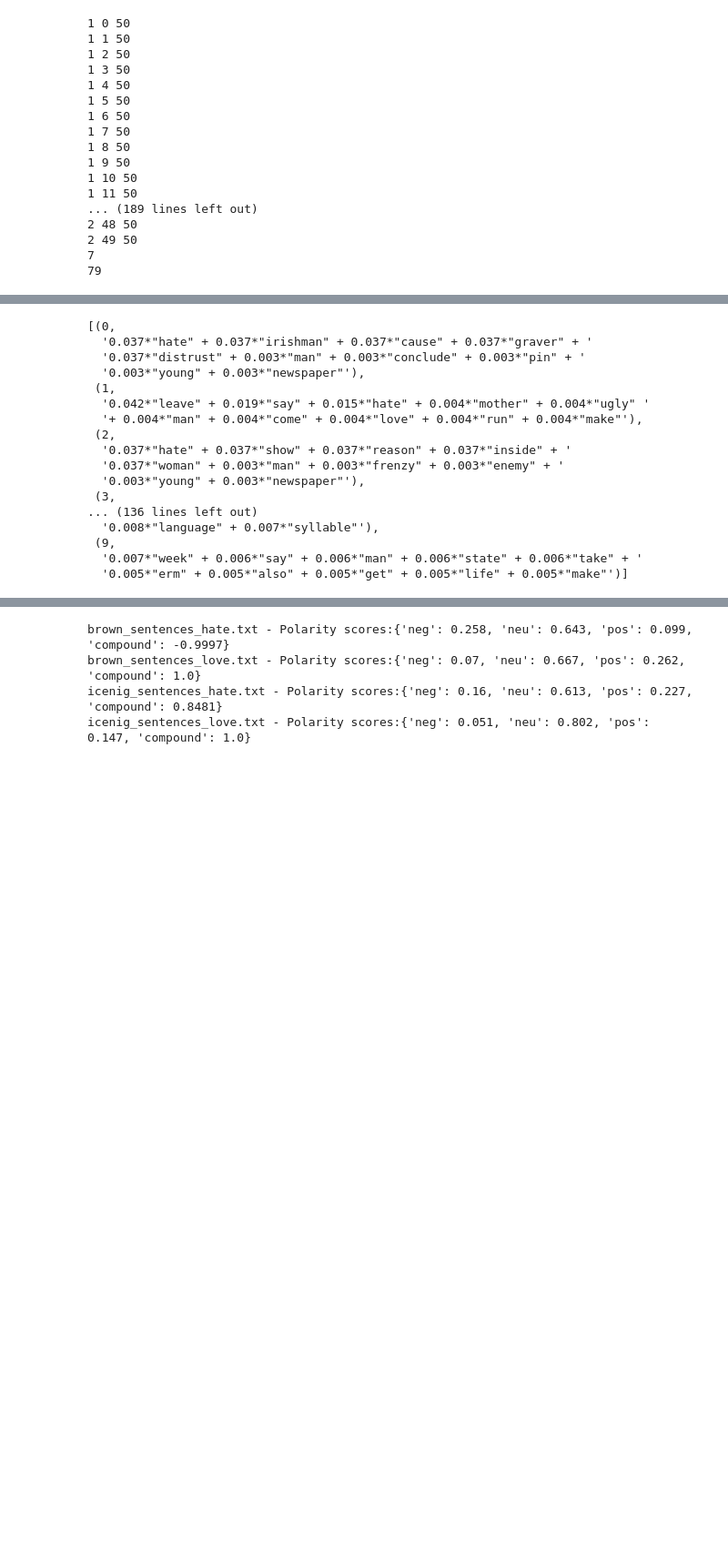
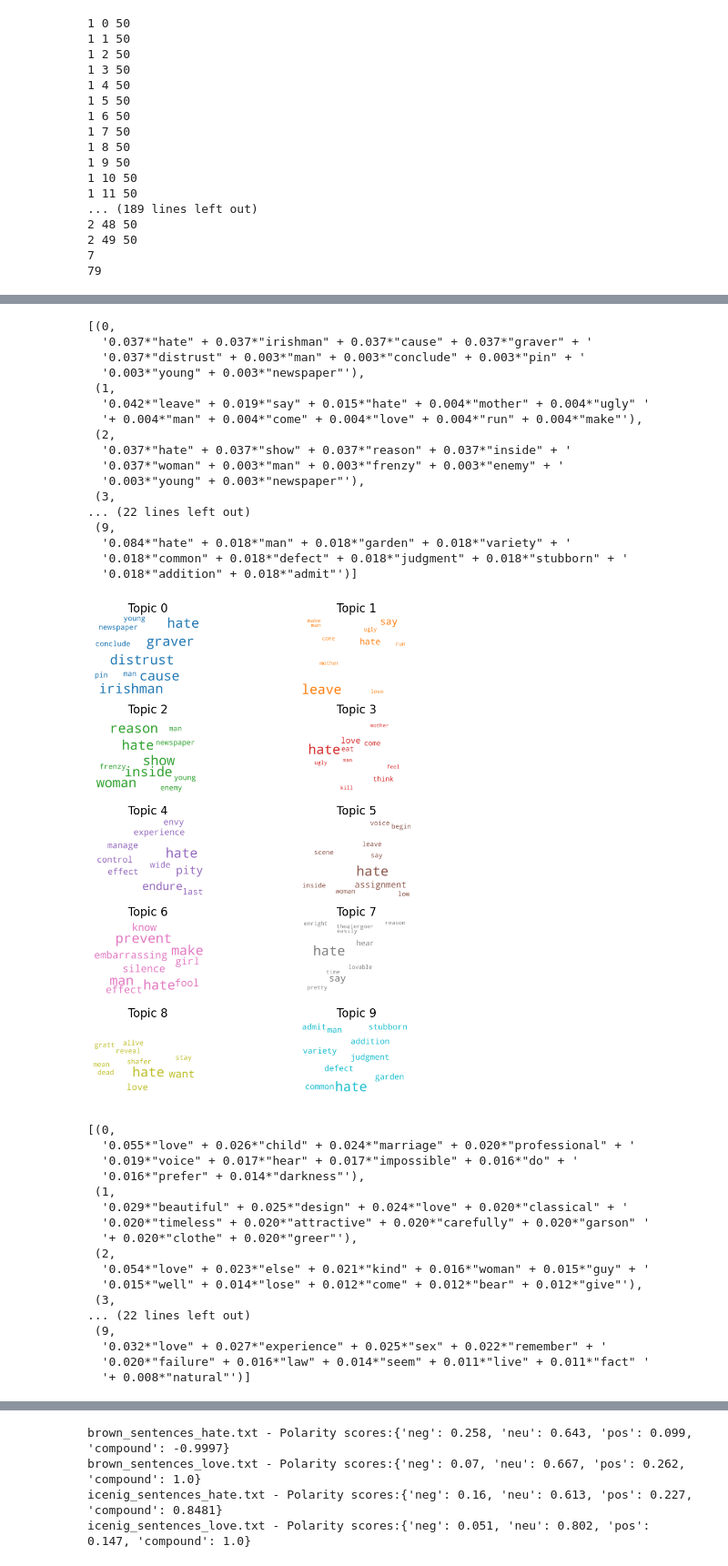
Before and after one commit to 0LTSU0/nlp_project8, a Jupyter notebook: project8.ipynb, the cells around one changed output, grey strips where cells are left out. Shown at 91% size. Cells and saved outputs as stored; diff of their text form; code cells hidden in the pictures; blank space fills up the shorter version.

Commit message:
added word cloud representation for topics

```diff
--- a/project8.ipynb
+++ b/project8.ipynb
@@ -385,4 +385,42 @@ plt.show()
+# %%
+#6 The representation is here so it can be called later
+
+#Wordcloud of Top N words in each topic
+import matplotlib.colors as mcolors
+
+def topic_representation(LDAmodel, stopWords):
+    #colors
+    cols = [color for name, color in mcolors.TABLEAU_COLORS.items()]
+    #create a word cloud
+    cloud = WordCloud(stopwords=stopWords,
+                      background_color='white',
+                      width=2500,
+                      height=1800,
+                      max_words=10,
+                      colormap='tab10',
+                      color_func=lambda *args, **kwargs: cols[i],
+                      prefer_horizontal=1.0)
+    #get topics
+    topics = LDAmodel.show_topics(formatted=False)
+    #create figures for 10 topics as 2x5 (2columns, 5rows)
+    fig, axes = plt.subplots(5, 2, figsize=(10,10), sharex=True, sharey=True)
+
+    for i, ax in enumerate(axes.flatten()):
+        fig.add_subplot(ax)
+        topic_words = dict(topics[i][1])
+        cloud.generate_from_frequencies(topic_words, max_font_size=300)
+        plt.gca().imshow(cloud)
+        plt.gca().set_title('Topic ' + str(i), fontdict=dict(size=16))
+        plt.gca().axis('off')
+
+
+    plt.subplots_adjust(wspace=0, hspace=0)
+    plt.axis('off')
+    plt.margins(x=0, y=0)
+    plt.tight_layout()
+    plt.show()
 # %%
+#5
 # opening the file in read mode
 #my_file = open("ice_nig_combined.txt", "r", encoding="utf-8")
 
@@ -455,36 +493,56 @@ def LDA_implementation(data_words):
     corpus = [id2word.doc2bow(text) for text in texts]
 
 
     # Build LDA model
     lda_model = gensim.models.ldamodel.LdaModel(corpus=corpus,
                                                id2word=id2word,
                                                num_topics=10,
                                                random_state=100,
                                                update_every=1,
                                                chunksize=100,
                                                passes=10,
                                                alpha='auto',
                                                per_word_topics=True)
-    return pprint(lda_model.print_topics())
+    return lda_model, corpus
 
 for sentences in alldocuments:
-    model = LDA_implementation(sentences)
+    LDA_model, corpus = LDA_implementation(sentences)
+    pprint(LDA_model.print_topics())
+    topic_representation(LDA_model, stop_words)
 #doc_lda = lda_model[corpus]
 # %% [output]
 [(0,
   '0.037*"hate" + 0.037*"irishman" + 0.037*"cause" + 0.037*"graver" + '
   '0.037*"distrust" + 0.003*"man" + 0.003*"conclude" + 0.003*"pin" + '
   '0.003*"young" + 0.003*"newspaper"'),
  (1,
   '0.042*"leave" + 0.019*"say" + 0.015*"hate" + 0.004*"mother" + 0.004*"ugly" '
   '+ 0.004*"man" + 0.004*"come" + 0.004*"love" + 0.004*"run" + 0.004*"make"'),
  (2,
   '0.037*"hate" + 0.037*"show" + 0.037*"reason" + 0.037*"inside" + '
   '0.037*"woman" + 0.003*"man" + 0.003*"frenzy" + 0.003*"enemy" + '
   '0.003*"young" + 0.003*"newspaper"'),
  (3,
-... (136 lines left out)
-  '0.008*"language" + 0.007*"syllable"'),
+... (22 lines left out)
  (9,
-  '0.007*"week" + 0.006*"say" + 0.006*"man" + 0.006*"state" + 0.006*"take" + '
-  '0.005*"erm" + 0.005*"also" + 0.005*"get" + 0.005*"life" + 0.005*"make"')]
+  '0.084*"hate" + 0.018*"man" + 0.018*"garden" + 0.018*"variety" + '
+  '0.018*"common" + 0.018*"defect" + 0.018*"judgment" + 0.018*"stubborn" + '
+  '0.018*"addition" + 0.018*"admit"')]
+[figure, added]
+[(0,
+  '0.055*"love" + 0.026*"child" + 0.024*"marriage" + 0.020*"professional" + '
+  '0.019*"voice" + 0.017*"hear" + 0.017*"impossible" + 0.016*"do" + '
+  '0.016*"prefer" + 0.014*"darkness"'),
+ (1,
+  '0.029*"beautiful" + 0.025*"design" + 0.024*"love" + 0.020*"classical" + '
+  '0.020*"timeless" + 0.020*"attractive" + 0.020*"carefully" + 0.020*"garson" '
+  '+ 0.020*"clothe" + 0.020*"greer"'),
+ (2,
+  '0.054*"love" + 0.023*"else" + 0.021*"kind" + 0.016*"woman" + 0.015*"guy" + '
+  '0.015*"well" + 0.014*"lose" + 0.012*"come" + 0.012*"bear" + 0.012*"give"'),
+ (3,
+... (22 lines left out)
+ (9,
+  '0.032*"love" + 0.027*"experience" + 0.025*"sex" + 0.022*"remember" + '
+  '0.020*"failure" + 0.016*"law" + 0.014*"seem" + 0.011*"live" + 0.011*"fact" '
+  '+ 0.008*"natural"')]
```
Also changed, not shown: parts of 5 cells of this notebook.
